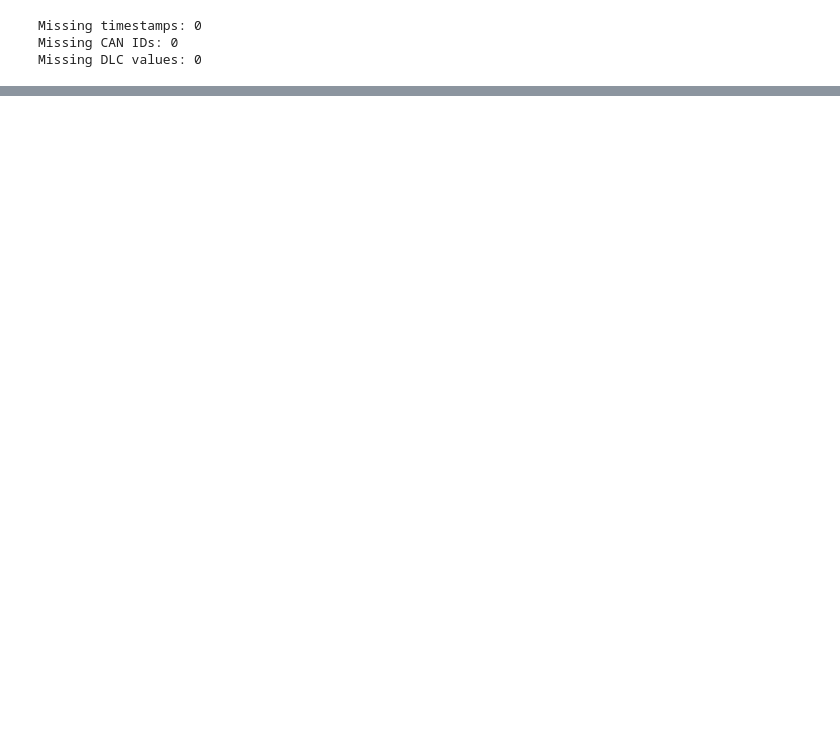
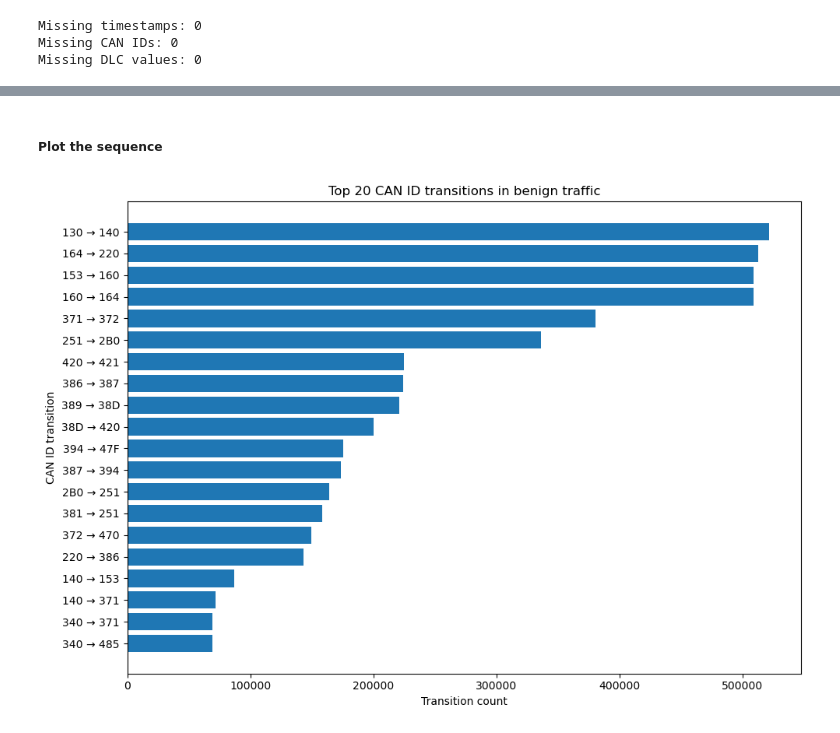
Before and after one commit to asaurasieu/SSL_CyberSecurity, a Jupyter notebook: main_notebooks/02_benign_eda.ipynb, the cells around one changed output, grey strips where cells are left out. Cells and saved outputs as stored; diff of their text form; code cells hidden in the pictures; blank space fills up the shorter version.

```diff
--- a/main_notebooks/02_benign_eda.ipynb
+++ b/main_notebooks/02_benign_eda.ipynb
@@ -1081,0 +283,24 @@ It can happen when the same ID is transmitted again before another ID appears, o
+# %%
+# Pair each CAN ID with the one right after it
+current_id = benign_df["can_id"]
+next_id = benign_df["can_id"].shift(-1)
+
+# Count how often each (current → next) pair happens
+bigrams = pd.DataFrame({"current_id": current_id, "next_id": next_id})
+bigrams = bigrams.dropna()   # last row has no "next", drop it
+
+bigram_counts = (
+    bigrams.groupby(["current_id", "next_id"], observed=True)
+    .size()
+    .reset_index(name="count")
+    .sort_values("count", ascending=False)
+)
+
+bigram_counts["transition"] = (
+    bigram_counts["current_id"].astype(str) + " → " + bigram_counts["next_id"].astype(str)
+)
+
+total_from_current = bigram_counts.groupby("current_id", observed=True)["count"].transform("sum")
+bigram_counts["probability"] = bigram_counts["count"] / total_from_current * 100
+
+bigram_counts.head(20)
@@ -1081,0 +325,14 @@ It can happen when the same ID is transmitted again before another ID appears, o
+# %% [markdown]
+##### Plot the sequence
+# %%
+top_bigrams = bigram_counts.head(20).sort_values("count")
+
+plt.figure(figsize=(10, 7))
+plt.barh(top_bigrams["transition"], top_bigrams["count"])
+plt.xlabel("Transition count")
+plt.ylabel("CAN ID transition")
+plt.title("Top 20 CAN ID transitions in benign traffic")
+plt.tight_layout()
+plt.show()
+# %% [output]
+[figure, added]
```
Also changed, not shown: parts of 101 cells of this notebook, 10 other files.
